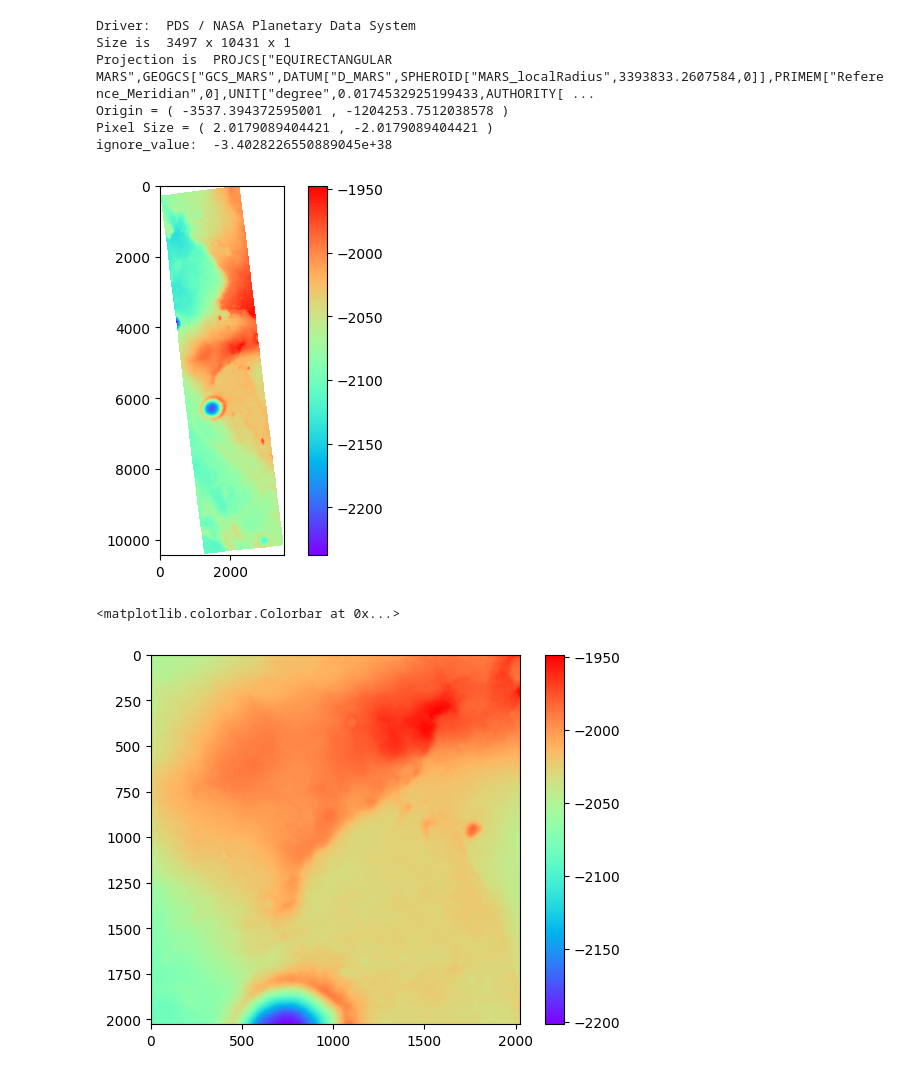
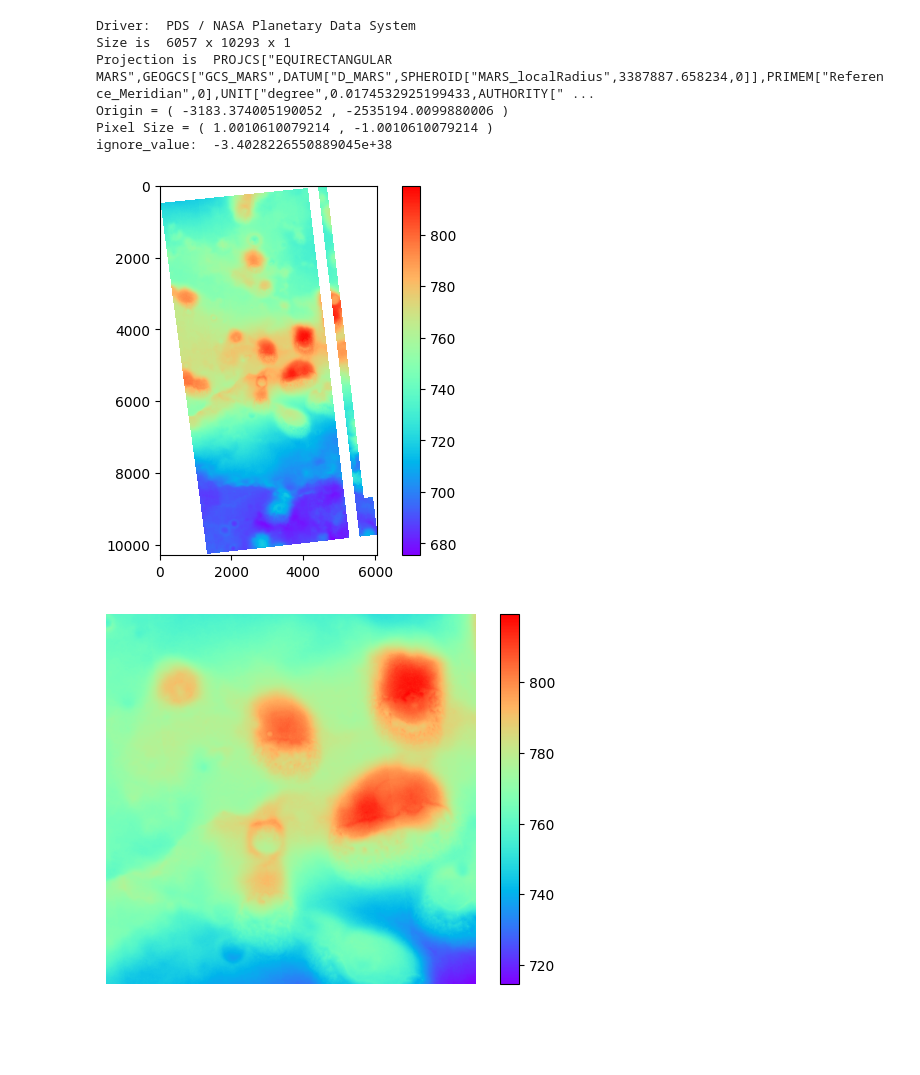
Before and after one commit to exloser123/MARS_Backup, a Jupyter notebook: method/hirise/Roughness_Test2.ipynb, the cells around one changed output. Saved outputs shown, nothing was run; the diff lists cells and outputs as text; code cells hidden in the pictures; blank space fills up the shorter version.

```diff
--- a/method/hirise/Roughness_Test2.ipynb
+++ b/method/hirise/Roughness_Test2.ipynb
@@ -1,5 +1,6 @@
 # %%
 Product_ID = 'DTEED_024728_1595_024227_1595_A01'
+Product_ID = 'DTEEC_002478_1365_003678_1365_U01'
 img_path = 'data/DTM/' + Product_ID + '.IMG'
 jpg_path = 'data/JPG/' + Product_ID + '.ca.jpg'
 # %%
@@ -32,10 +35,10 @@ ignore_value = dataset.GetRasterBand(1).GetNoDataValue()
 print('ignore_value: ', ignore_value)
 # %% [output]
 Driver:  PDS / NASA Planetary Data System
-Size is  3497 x 10431 x 1
-Projection is  PROJCS["EQUIRECTANGULAR MARS",GEOGCS["GCS_MARS",DATUM["D_MARS",SPHEROID["MARS_localRadius",3393833.2607584,0]],PRIMEM["Reference_Meridian",0],UNIT["degree",0.0174532925199433,AUTHORITY[ ...
-Origin = ( -3537.394372595001 , -1204253.7512038578 )
-Pixel Size = ( 2.0179089404421 , -2.0179089404421 )
+Size is  6057 x 10293 x 1
+Projection is  PROJCS["EQUIRECTANGULAR MARS",GEOGCS["GCS_MARS",DATUM["D_MARS",SPHEROID["MARS_localRadius",3387887.658234,0]],PRIMEM["Reference_Meridian",0],UNIT["degree",0.0174532925199433,AUTHORITY[" ...
+Origin = ( -3183.374005190052 , -2535194.0099880006 )
+Pixel Size = ( 1.0010610079214 , -1.0010610079214 )
 ignore_value:  -3.4028226550889045e+38
 # %%
 # ignore_value用NAN替代
@@ -47,7 +50,7 @@ plt.imshow(data, cmap='rainbow')
 plt.colorbar()
 plt.show()
 # %% [output]
-[figure, old version]
+[figure, new version]
 # %%
 # 划分方格
 data_mask = np.isnan(data)
@@ -63,11 +66,18 @@ while True:
 center_index = count
 # %%
 data_cut = data[center[0] - count: center[0] + count + 1, center[1] - count: center[1] + count + 1]
+# 不显示x轴和y轴
+plt.axis('off')
 plt.imshow(data_cut, cmap='rainbow')
 plt.colorbar()
+# 保存图片到Paper/2-19/文件夹，如果不存在则创建
+import os
+
+if not os.path.exists('Paper/2-19/'):
+    os.makedirs('Paper/2-19/')
+plt.savefig('Paper/2-19/' + Product_ID + '.png', dpi=300, bbox_inches='tight')
 # %% [output]
-<matplotlib.colorbar.Colorbar at 0x...>
-[figure, old version]
+[figure, new version]
 # %%
 geotransform = dataset.GetGeoTransform()
 if abs(geotransform[1]) != abs(geotransform[5]):
```
Also changed, not shown: parts of 20 cells of this notebook, 1 other file.
